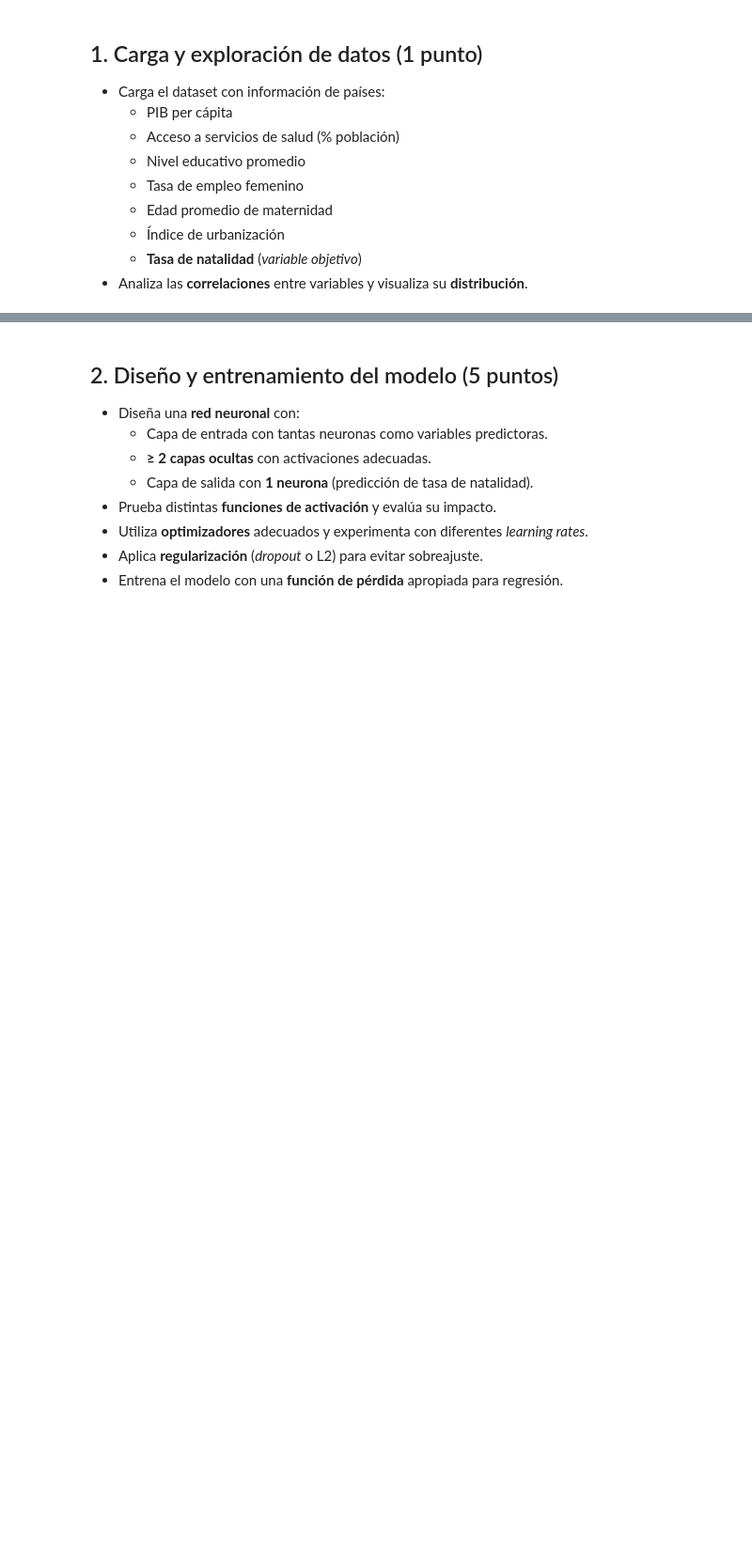
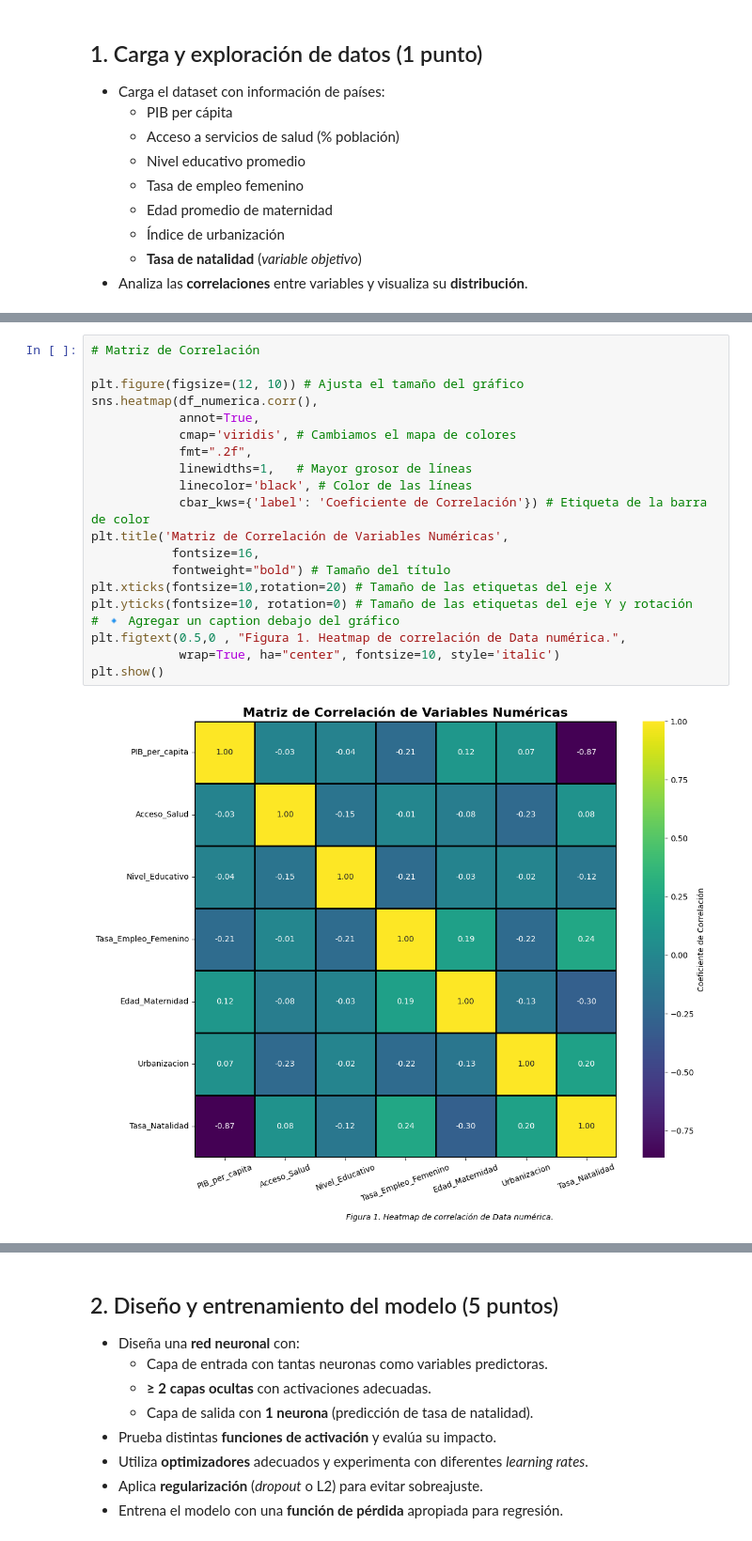
Before and after one commit to Mateo-canales-b/Ciencia_de_datos, a Jupyter notebook: M8/Ev_final_M8.ipynb, the cells around one changed output, grey strips where cells are left out. Shown at 94% size. Cells and saved outputs as stored; diff of their text form; blank space fills up the shorter version.

```diff
--- a/M8/Ev_final_M8.ipynb
+++ b/M8/Ev_final_M8.ipynb
@@ -365,0 +449,22 @@ plt.show()
+# %%
+# Matriz de Correlación
+
+plt.figure(figsize=(12, 10)) # Ajusta el tamaño del gráfico
+sns.heatmap(df_numerica.corr(),
+            annot=True,
+            cmap='viridis', # Cambiamos el mapa de colores
+            fmt=".2f",
+            linewidths=1,   # Mayor grosor de líneas
+            linecolor='black', # Color de las líneas
+            cbar_kws={'label': 'Coeficiente de Correlación'}) # Etiqueta de la barra de color
+plt.title('Matriz de Correlación de Variables Numéricas',
+           fontsize=16,
+           fontweight="bold") # Tamaño del título
+plt.xticks(fontsize=10,rotation=20) # Tamaño de las etiquetas del eje X
+plt.yticks(fontsize=10, rotation=0) # Tamaño de las etiquetas del eje Y y rotación
+# 🔹 Agregar un caption debajo del gráfico
+plt.figtext(0.5,0 , "Figura 1. Heatmap de correlación de Data numérica.",
+            wrap=True, ha="center", fontsize=10, style='italic')
+plt.show()
+# %% [output]
+[figure, added]
```
Also changed, not shown: parts of 5 cells of this notebook.
